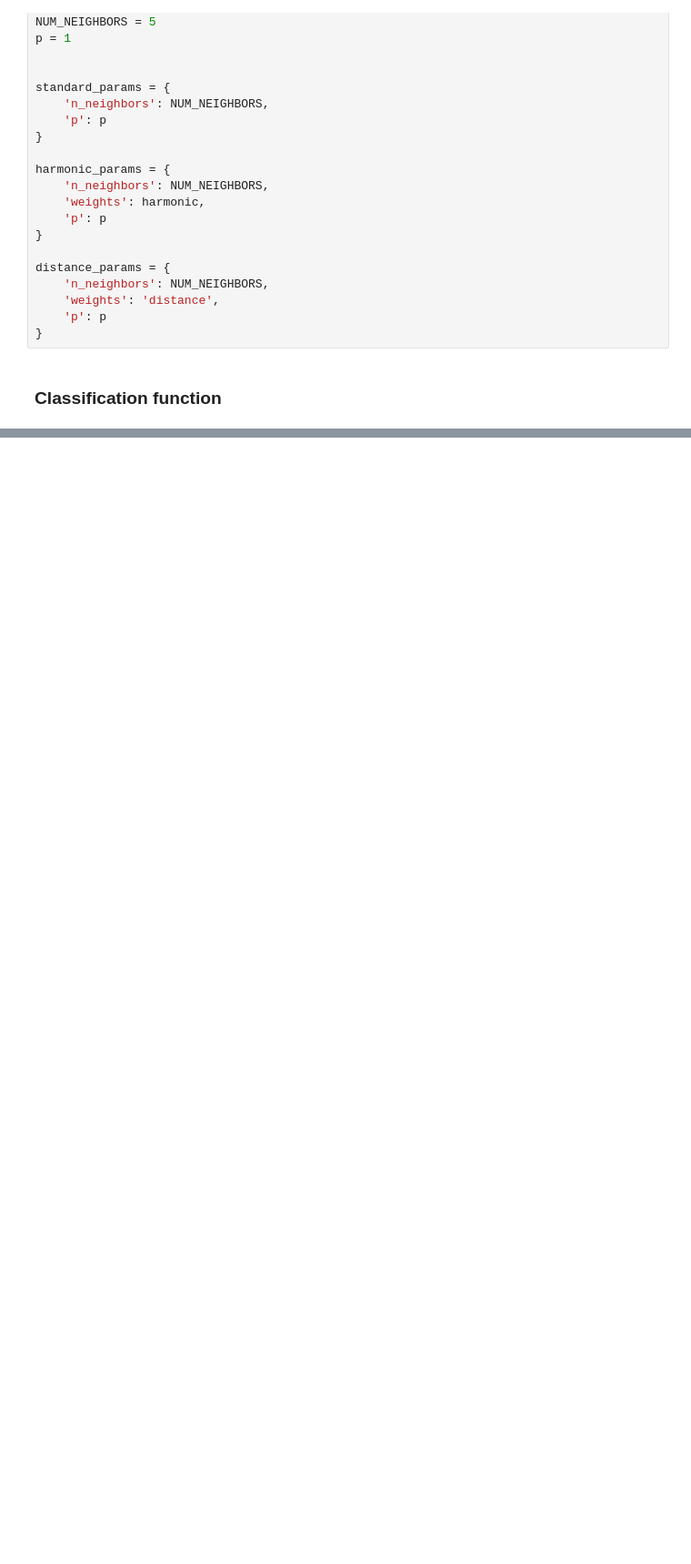
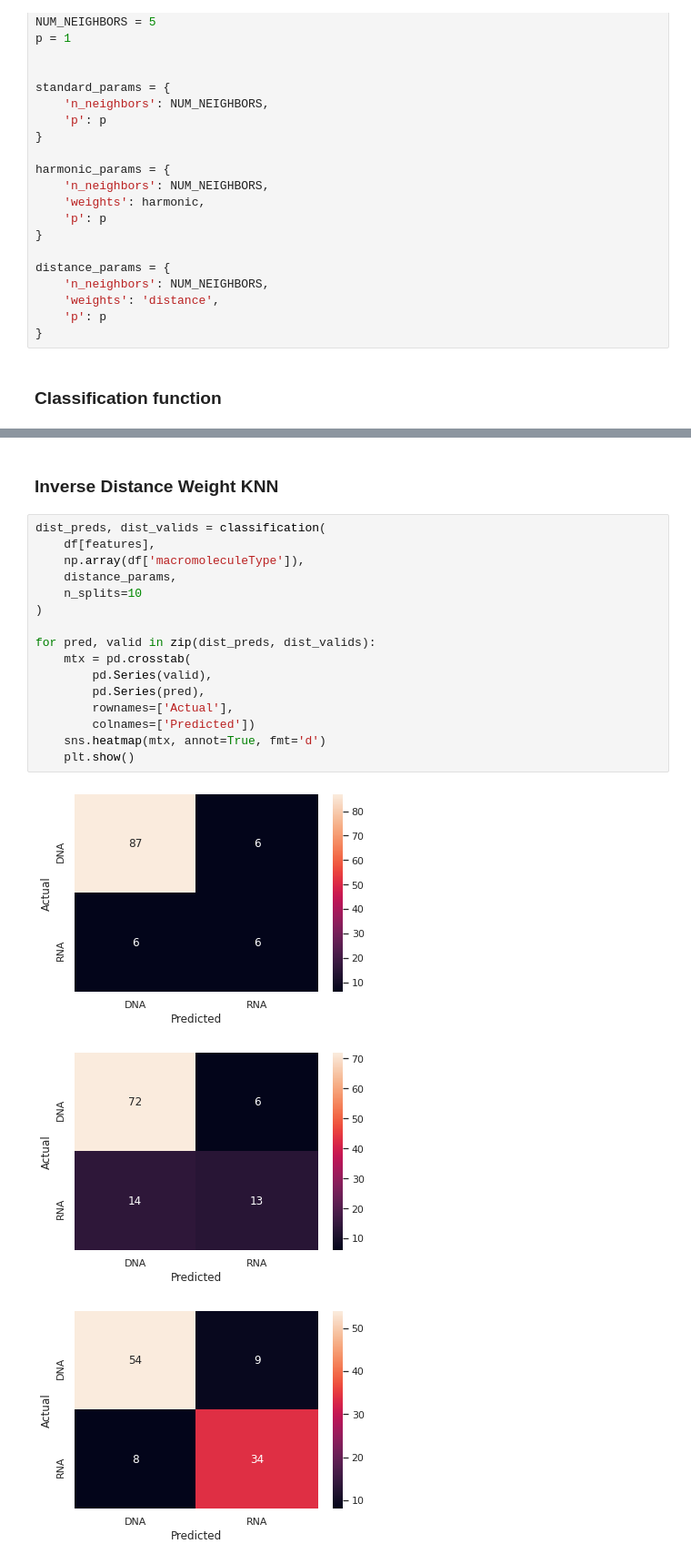
Before and after one commit to alanpbandeira/DAF-projects, a Jupyter notebook: protein_classification/notebooks/KNN-Experiments.ipynb, the cells around one changed output, grey strips where cells are left out. Shown: that part at 91% size. Drawn from its saved outputs; the diff is of its cells as text; blank space fills up the shorter version.

```diff
--- a/protein_classification/notebooks/KNN-Experiments.ipynb
+++ b/protein_classification/notebooks/KNN-Experiments.ipynb
@@ -326,0 +327,22 @@ True
+# %% [markdown]
+### Inverse Distance Weight KNN
+# %%
+dist_preds, dist_valids = classification(
+    df[features],
+    np.array(df['macromoleculeType']),
+    distance_params,
+    n_splits=10
+)
+
+for pred, valid in zip(dist_preds, dist_valids):
+    mtx = pd.crosstab(
+        pd.Series(valid),
+        pd.Series(pred),
+        rownames=['Actual'],
+        colnames=['Predicted'])
+    sns.heatmap(mtx, annot=True, fmt='d')
+    plt.show()
+# %% [output]
+[figure, added]
+[figure, added]
+[figure, added]
```
Also changed, not shown: parts of 8 cells of this notebook.
